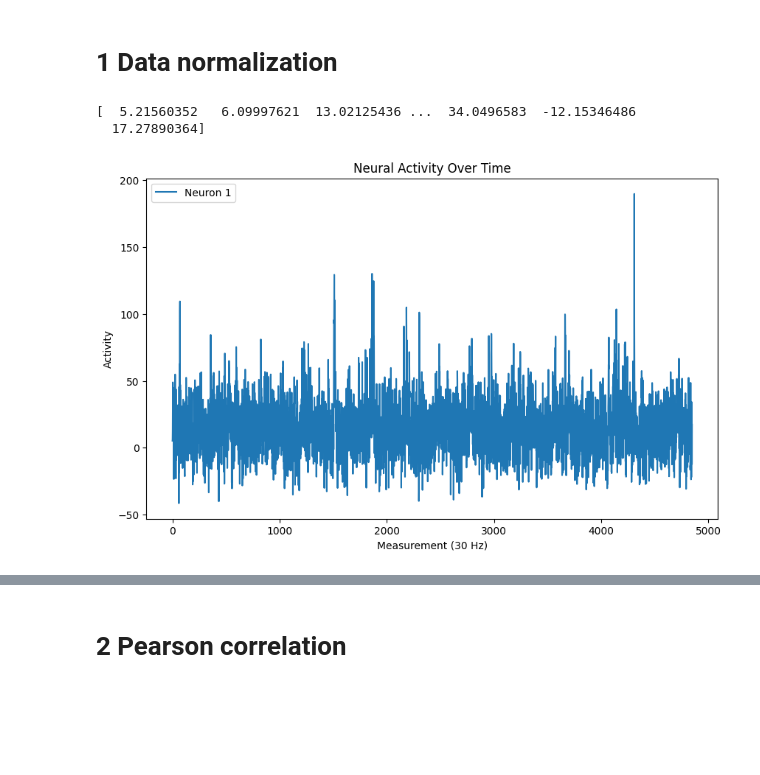
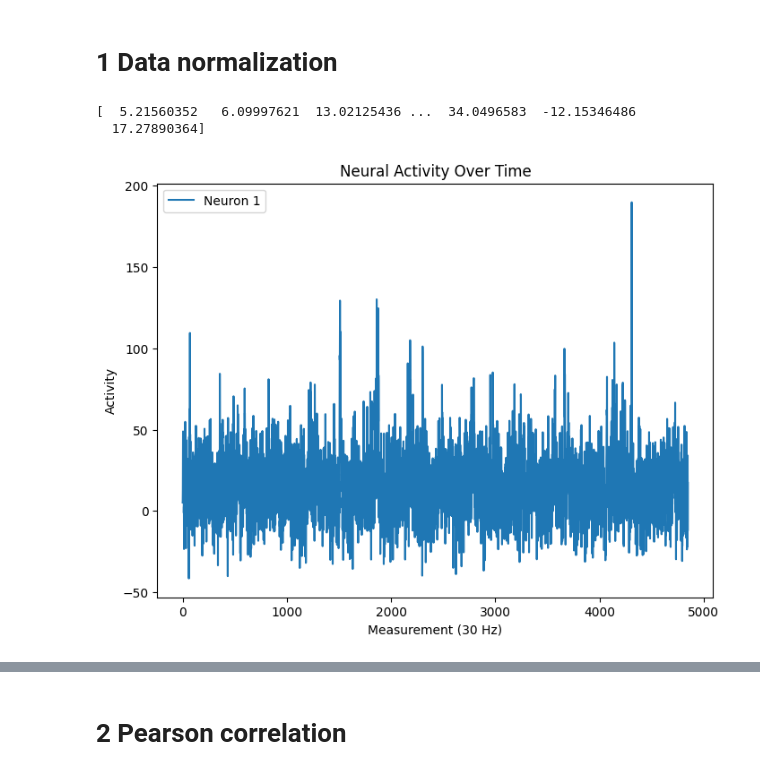
Before and after one commit to c-carolinel/jc, a Jupyter notebook: 1_preprocessing.ipynb, the cells around one changed output, grey strips where cells are left out. Saved outputs shown, nothing was run; the diff lists cells and outputs as text; code cells hidden in the pictures; blank space fills up the shorter version.

```diff
--- a/1_preprocessing.ipynb
+++ b/1_preprocessing.ipynb
@@ -19,25 +19,26 @@ data = np.genfromtxt("data.csv", delimiter=",")
 # %% [markdown]
 # 1 Data normalization
 # %%
+# Neuronal activity for neuron 1
 print(data[0])
+
+# Plot data for neuron 1
+plt.figure(figsize=(8, 6))
+plt.plot(np.arange(0, data.shape[1]), data[0,:], label="Neuron 1")
+# plt.plot(np.arange(0, data.shape[1]), data[1,:], label="Neuron 2")
+# plt.plot(np.arange(0, data.shape[1]), data[2,:], label="Neuron 3")
+# plt.plot(np.arange(0, data.shape[1]), data[3,:], label="Neuron 4")
+# plt.plot(np.arange(0, data.shape[1]), data[4,:], label="Neuron 5")
+
+plt.xlabel("Measurement (30 Hz)")
+plt.ylabel("Activity")
+plt.title("Neural Activity Over Time")
+plt.legend()
+plt.show()
 # %% [output]
 [  5.21560352   6.09997621  13.02125436 ...  34.0496583  -12.15346486
   17.27890364]
+[figure, added]
-# %%
-plt.figure(figsize=(10, 6))
-plt.plot(np.arange(0, data.shape[1]), data[0,:], label="Neuron 1")
-# plt.plot(np.arange(0, data.shape[1]), data[1,:], label="Neuron 2")
-# plt.plot(np.arange(0, data.shape[1]), data[2,:], label="Neuron 3")
-# plt.plot(np.arange(0, data.shape[1]), data[3,:], label="Neuron 4")
-# plt.plot(np.arange(0, data.shape[1]), data[4,:], label="Neuron 5")
-
-plt.xlabel("Measurement (30 Hz)")
-plt.ylabel("Activity")
-plt.title("Neural Activity Over Time")
-plt.legend()
-plt.show()
-# %% [output]
-[figure, removed]
 # %%
 # Relative change normalization (deltaF/F0)
 window_size = 300
```
Also changed, not shown: parts of 14 cells of this notebook, 1 other file.
